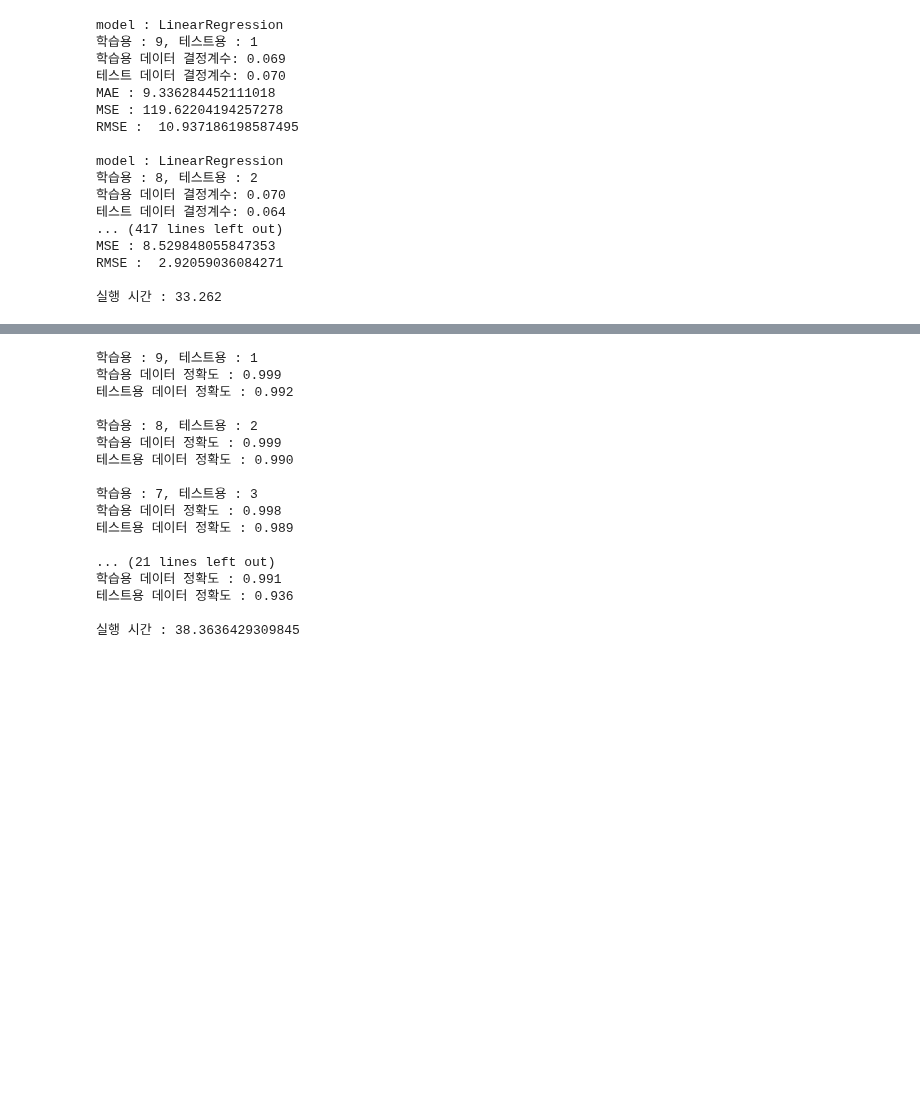
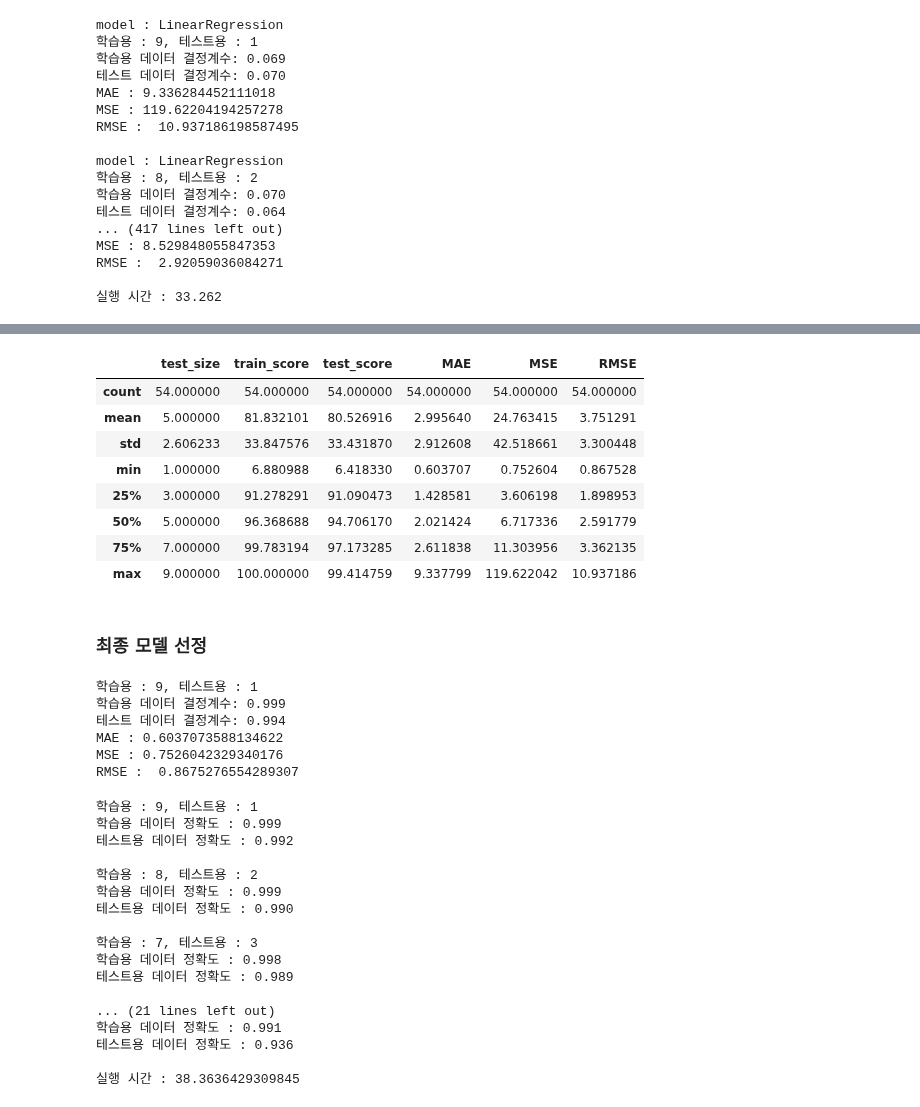
Before and after one commit to city1616/LikeLion_AI_SCHOOL_13th, a Jupyter notebook: 팀 프로젝트 - 멋쟁이 수정처럼/CODE/06_seoul_weather_ML_model.ipynb, the cells around one changed output, grey strips where cells are left out. Cells and saved outputs as stored; diff of their text form; code cells hidden in the pictures; blank space fills up the shorter version.

```diff
--- a/팀 프로젝트 - 멋쟁이 수정처럼/CODE/06_seoul_weather_ML_model.ipynb
+++ b/팀 프로젝트 - 멋쟁이 수정처럼/CODE/06_seoul_weather_ML_model.ipynb
@@ -84,13 +84,6 @@ for idx, model in enumerate(models) :
         model.fit(X_train, y_train)
         pred = model.predict(X_test)
 
-        true_y = pd.DataFrame({"true_y" : y_test})
-        pred_y = pd.DataFrame({"pred_y" : pred})
-
-        true_y.reset_index(drop = True, inplace = True)
-        true_y.reset_index(inplace = True)
-        pred_y.reset_index(inplace = True)
-
         # 결정계수 확인
         print("학습용 : {}, 테스트용 : {}".format(10 - i, i))
         print("학습용 데이터 결정계수: {:.3f}".format(model.score(X_train, y_train)))
@@ -173,3 +166,47 @@ df
+# %%
+df.describe()
+# %% [output]
+|  | test_size | train_score | test_score | MAE | MSE | RMSE |
+| count | 54.000000 | 54.000000 | 54.000000 | 54.000000 | 54.000000 | 54.000000 |
+| mean | 5.000000 | 81.832101 | 80.526916 | 2.995640 | 24.763415 | 3.751291 |
+| std | 2.606233 | 33.847576 | 33.431870 | 2.912608 | 42.518661 | 3.300448 |
+| min | 1.000000 | 6.880988 | 6.418330 | 0.603707 | 0.752604 | 0.867528 |
+| 25% | 3.000000 | 91.278291 | 91.090473 | 1.428581 | 3.606198 | 1.898953 |
+| 50% | 5.000000 | 96.368688 | 94.706170 | 2.021424 | 6.717336 | 2.591779 |
+| 75% | 7.000000 | 99.783194 | 97.173285 | 2.611838 | 11.303956 | 3.362135 |
+| max | 9.000000 | 100.000000 | 99.414759 | 9.337799 | 119.622042 | 10.937186 |
+# %% [markdown]
+### 최종 모델 선정
+# %%
+# 2013 ~ 2018
+X = seoul_temperature[["year", "month", "day", "hour", "weekday"]]
+y = seoul_temperature["기온(°C)"]
+
+i = 1
+
+X_train, X_test, y_train, y_test = train_test_split(X, y,
+                                                           test_size = i / 10,
+                                                           random_state = 77)
+model = RandomForestRegressor(n_jobs = -1, random_state = 37)
+model.fit(X_train, y_train)
+pred = model.predict(X_test)
+
+# 결정계수 확인
+print("학습용 : {}, 테스트용 : {}".format(10 - i, i))
+print("학습용 데이터 결정계수: {:.3f}".format(model.score(X_train, y_train)))
+print("테스트 데이터 결정계수: {:.3f}".format(model.score(X_test, y_test)))
+
+# 평가 지표
+print("MAE :", mean_absolute_error(y_test, pred))
+print("MSE :", mean_squared_error(y_test, pred))
+print("RMSE : ", np.sqrt(mean_squared_error(y_test, pred)))
+# %% [output]
+학습용 : 9, 테스트용 : 1
+학습용 데이터 결정계수: 0.999
+테스트 데이터 결정계수: 0.994
+MAE : 0.6037073588134622
+MSE : 0.7526042329340176
+RMSE :  0.8675276554289307
 # %%
 start_time = time.time()
 
```
Also changed, not shown: parts of 6 cells of this notebook.
